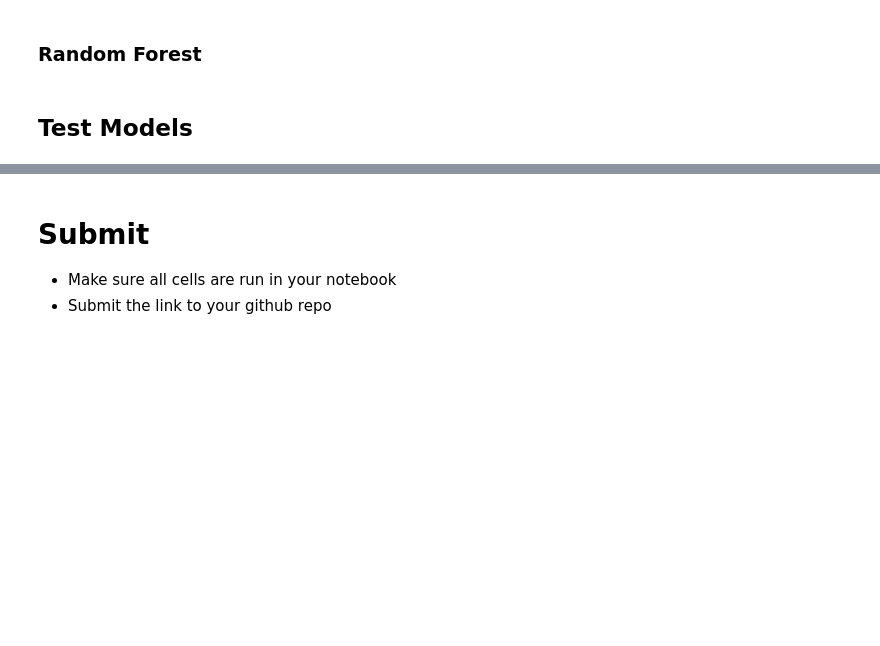
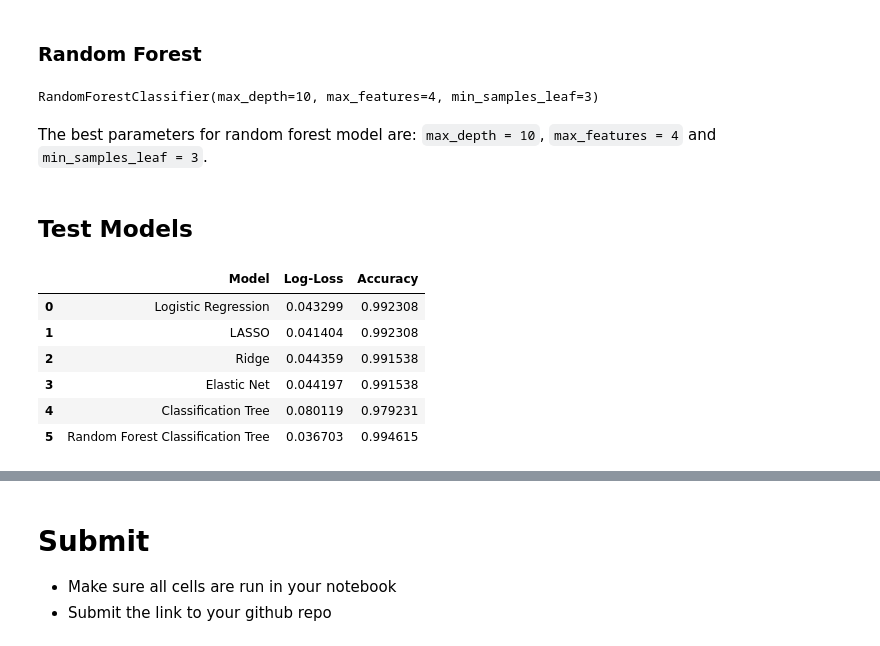
Before and after one commit to franklinzhou-ncsu/new_repo_554, a Jupyter notebook: ST_554_Homework_8.ipynb, the cells around one changed output, grey strips where cells are left out. Saved outputs shown, nothing was run; the diff lists cells and outputs as text; code cells hidden in the pictures; blank space fills up the shorter version.

```diff
--- a/ST_554_Homework_8.ipynb
+++ b/ST_554_Homework_8.ipynb
@@ -284,4 +294,83 @@ log_en_best_cv = LogisticRegression(
+# %%
+best_cltree = cltree_model.best_estimator_.fit(X_train, y_train)
 # %% [markdown]
 ### Random Forest
+# %%
+from sklearn.ensemble import RandomForestClassifier
+parameters = {"max_features": range(1,5), "max_depth": [3, 4, 5, 10, 15], 'min_samples_leaf':[3, 10, 50]}
+rf_model = GridSearchCV(RandomForestClassifier(), parameters, cv = 5, scoring='neg_log_loss').fit(X_train, y_train)
+print(rf_model.best_estimator_)
+# %% [output]
+RandomForestClassifier(max_depth=10, max_features=4, min_samples_leaf=3)
+# %% [markdown]
+The best parameters for random forest model are: `max_depth = 10`, `max_features = 4` and `min_samples_leaf = 3`.
+# %%
+best_rftree = rf_model.best_estimator_.fit(X_train, y_train)
 # %% [markdown]
 ## Test Models
+# %%
+# make prediction using each model
+log_reg_best_cv_pred = log_reg_best_cv.predict(X_test)
+log_lasso_best_cv_pred = log_lasso_best_cv.predict(X_test)
+log_ridge_best_cv_pred = log_ridge_best_cv.predict(X_test)
+log_en_best_cv_pred = log_en_best_cv.predict(X_test)
+cltree_best_cv_pred = best_cltree.predict(X_test)
+rftree_best_cv_pred = best_rftree.predict(X_test)
+
+# make predicted probability using each model
+log_reg_best_cv_pred_prob = log_reg_best_cv.predict_proba(X_test)
+log_lasso_best_cv_pred_prob = log_lasso_best_cv.predict_proba(X_test)
+log_ridge_best_cv_pred_prob = log_ridge_best_cv.predict_proba(X_test)
+log_en_best_cv_pred_prob = log_en_best_cv.predict_proba(X_test)
+cltree_best_cv_pred_prob = best_cltree.predict_proba(X_test)
+rftree_best_cv_pred_prob = best_rftree.predict_proba(X_test)
+# %%
+from sklearn.metrics import accuracy_score, log_loss
+
+results = []
+
+results.append([
+    "Logistic Regression",
+    log_loss(y_test, log_reg_best_cv_pred_prob),
+    accuracy_score(y_test, log_reg_best_cv_pred)
+])
+
+results.append([
+    "LASSO",
+    log_loss(y_test, log_lasso_best_cv_pred_prob),
+    accuracy_score(y_test, log_lasso_best_cv_pred)
+])
+
+results.append([
+    "Ridge",
+    log_loss(y_test, log_ridge_best_cv_pred_prob),
+    accuracy_score(y_test, log_ridge_best_cv_pred)
+])
+
+results.append([
+    "Elastic Net",
+    log_loss(y_test, log_en_best_cv_pred_prob),
+    accuracy_score(y_test, log_en_best_cv_pred)
+])
+
+results.append([
+    "Classification Tree",
+    log_loss(y_test, cltree_best_cv_pred_prob),
+    accuracy_score(y_test, cltree_best_cv_pred)
+])
+
+results.append([
+    "Random Forest Classification Tree",
+    log_loss(y_test, rftree_best_cv_pred_prob),
+    accuracy_score(y_test, rftree_best_cv_pred)
+])
+
+pd.DataFrame(results, columns=["Model", "Log-Loss", "Accuracy"])
+# %% [output]
+|  | Model | Log-Loss | Accuracy |
+| 0 | Logistic Regression | 0.043299 | 0.992308 |
+| 1 | LASSO | 0.041404 | 0.992308 |
+| 2 | Ridge | 0.044359 | 0.991538 |
+| 3 | Elastic Net | 0.044197 | 0.991538 |
+| 4 | Classification Tree | 0.080119 | 0.979231 |
+| 5 | Random Forest Classification Tree | 0.036703 | 0.994615 |
```
Also changed, not shown: parts of 5 cells of this notebook.
